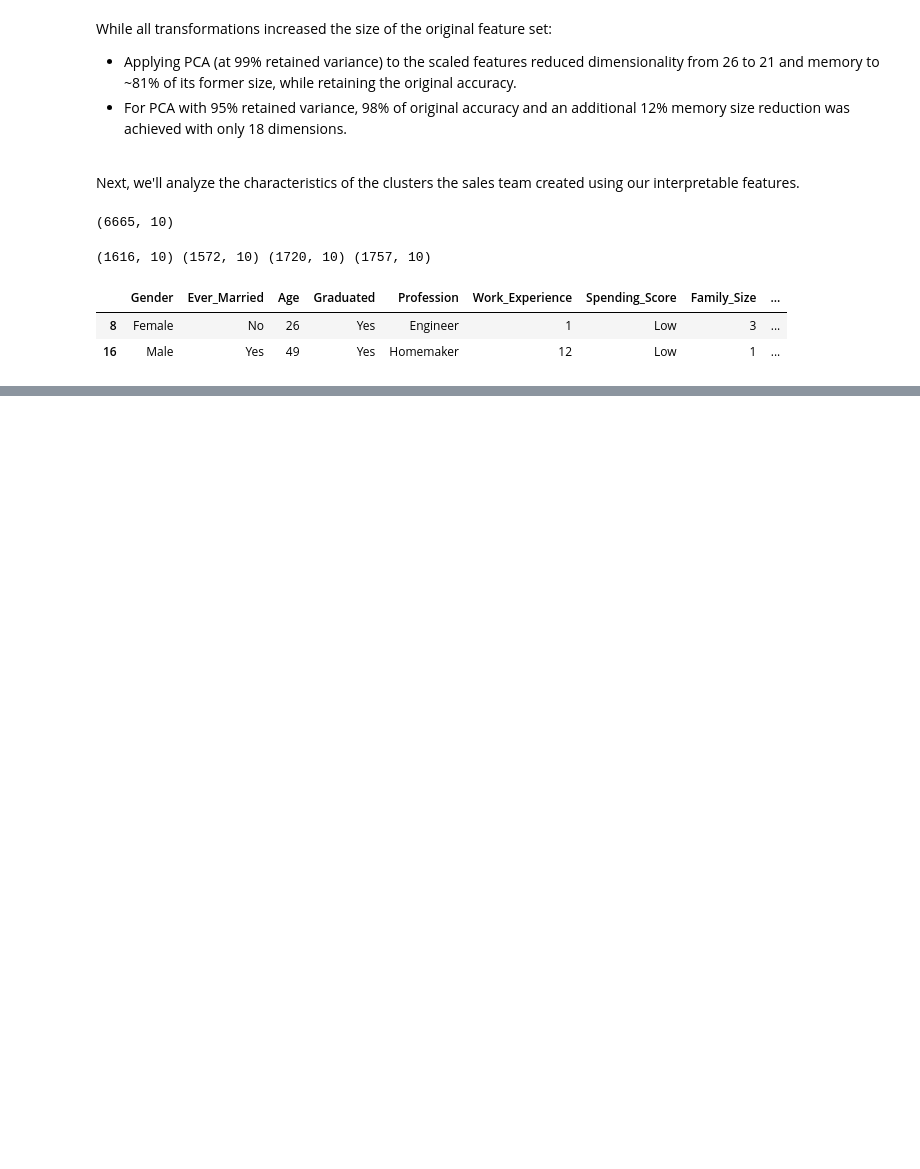
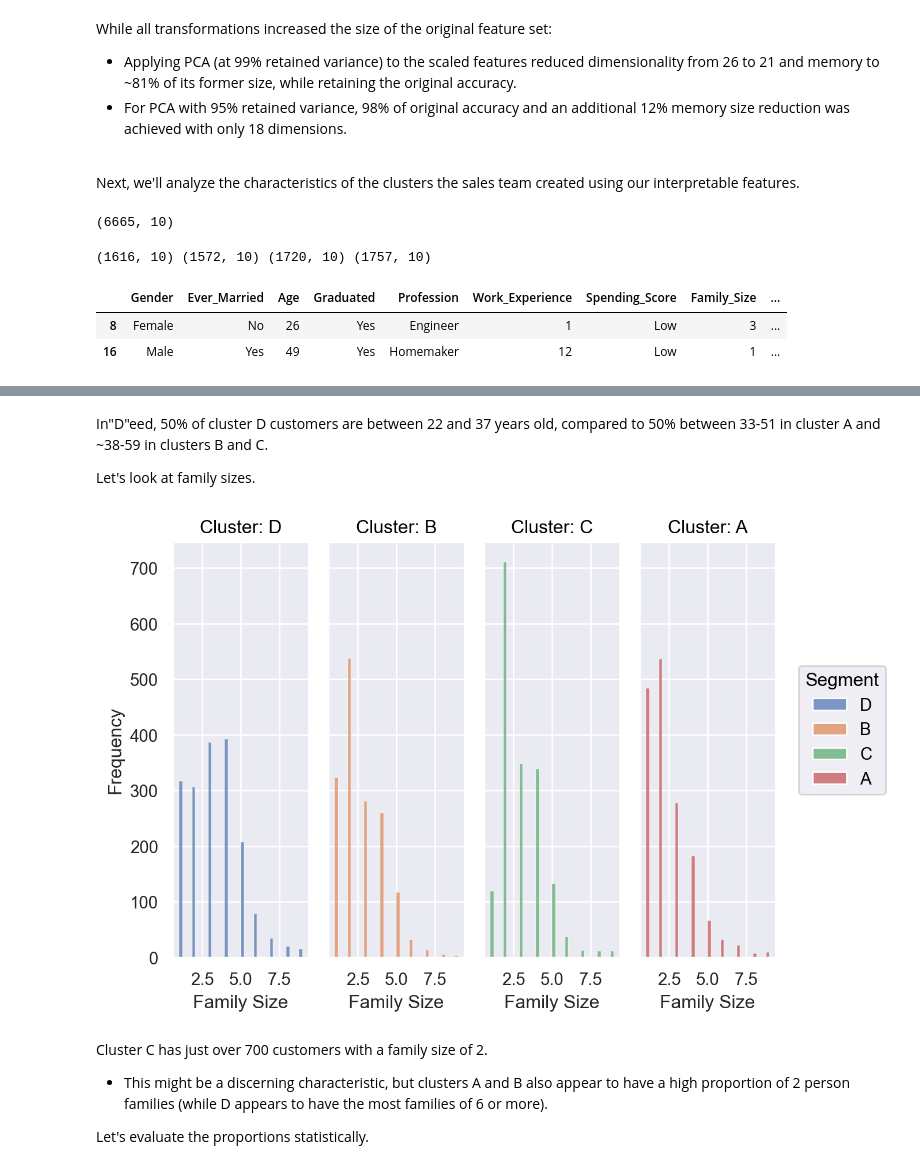
Before and after one commit to DomS1080/Data-Science, a Jupyter notebook: Projects/Customer/Customer.ipynb, the cells around one changed output, grey strips where cells are left out. Saved outputs shown, nothing was run; the diff lists cells and outputs as text; code cells hidden in the pictures; blank space fills up the shorter version.

```diff
--- a/Projects/Customer/Customer.ipynb
+++ b/Projects/Customer/Customer.ipynb
@@ -582,0 +614,18 @@ clusterA.head(2)
+# %% [markdown]
+In"D"eed, 50% of cluster D customers are between 22 and 37 years old, compared to 50% between 33-51 in cluster A and ~38-59 in clusters B and C.
+
+Let's look at family sizes.
+# %%
+plot2 = (
+    so.Plot(int_df, x='Family_Size', color='Segment')
+    .facet('Segment')
+    .add(so.Bars(), so.Hist(), so.Stack())
+)
+plot2.label(x='Family Size', y='Frequency', col='Cluster:')
+# %% [output]
+[figure, added]
+# %% [markdown]
+Cluster C has just over 700 customers with a family size of 2.
+- This might be a discerning characteristic, but clusters A and B also appear to have a high proportion of 2 person families (while D appears to have the most families of 6 or more).
+
+Let's evaluate the proportions statistically.
```
Also changed, not shown: parts of 7 cells of this notebook.
